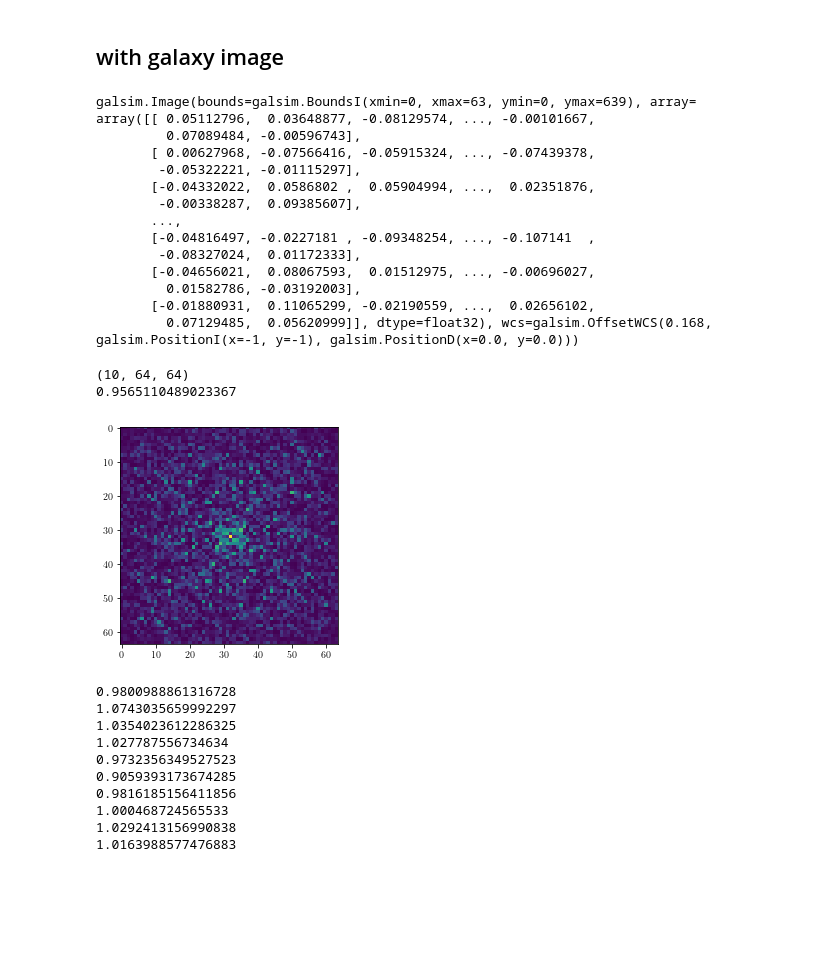
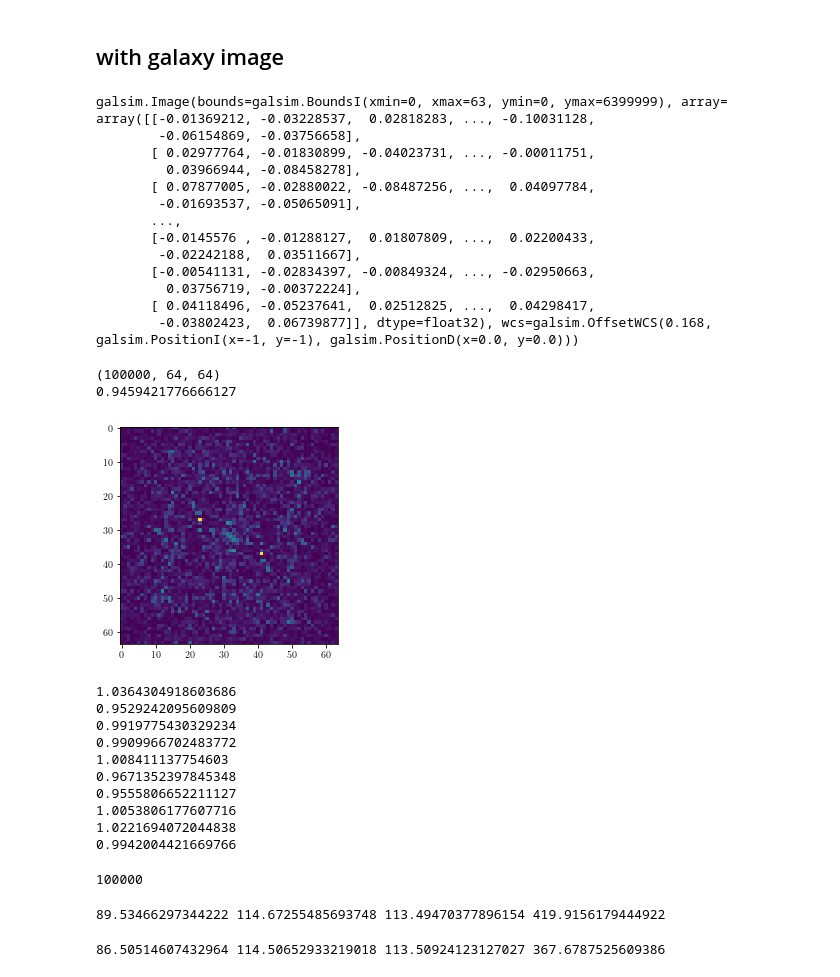
Before and after one commit to mr-superonion/FPFS, a Jupyter notebook: notebook/noiseBias/2_1_noise_cor_to_ps.ipynb, the cells around one changed output. Saved outputs shown, nothing was run; the diff lists cells and outputs as text; code cells hidden in the pictures; blank space fills up the shorter version.

```diff
--- a/notebook/noiseBias/2_1_noise_cor_to_ps.ipynb
+++ b/notebook/noiseBias/2_1_noise_cor_to_ps.ipynb
@@ -140,7 +142,7 @@ final     =   galsim.Convolve([psfInt,gal0],gsparams=bigfft)
 # %%
 nrot        =   1
 nx          =   1
-ny          =   10
+ny          =   100000
 ndata       =   nx*ny
 # setup the galaxy image and the noise image
 gal_image   =   galsim.ImageF(nx*ngrid,ny*ngrid,scale=scale)
@@ -162,44 +164,44 @@ corFname    =   os.path.join(corPre,'correlation.fits')
 corNoise    =   galsim.getCOSMOSNoise(file_name=corFname,rng=ud,cosmos_scale=scale,variance=variance)
 corNoise.applyTo(gal_image)
 # %% [output]
-galsim.Image(bounds=galsim.BoundsI(xmin=0, xmax=63, ymin=0, ymax=639), array=
-array([[ 0.05112796,  0.03648877, -0.08129574, ..., -0.00101667,
-         0.07089484, -0.00596743],
-       [ 0.00627968, -0.07566416, -0.05915324, ..., -0.07439378,
-        -0.05322221, -0.01115297],
-       [-0.04332022,  0.0586802 ,  0.05904994, ...,  0.02351876,
-        -0.00338287,  0.09385607],
+galsim.Image(bounds=galsim.BoundsI(xmin=0, xmax=63, ymin=0, ymax=6399999), array=
+array([[-0.01369212, -0.03228537,  0.02818283, ..., -0.10031128,
+        -0.06154869, -0.03756658],
+       [ 0.02977764, -0.01830899, -0.04023731, ..., -0.00011751,
+         0.03966944, -0.08458278],
+       [ 0.07877005, -0.02880022, -0.08487256, ...,  0.04097784,
+        -0.01693537, -0.05065091],
        ...,
-       [-0.04816497, -0.0227181 , -0.09348254, ..., -0.107141  ,
-        -0.08327024,  0.01172333],
-       [-0.04656021,  0.08067593,  0.01512975, ..., -0.00696027,
-         0.01582786, -0.03192003],
-       [-0.01880931,  0.11065299, -0.02190559, ...,  0.02656102,
-         0.07129485,  0.05620999]], dtype=float32), wcs=galsim.OffsetWCS(0.168, galsim.PositionI(x=-1, y=-1), galsim.PositionD(x=0.0, y=0.0)))
+       [-0.0145576 , -0.01288127,  0.01807809, ...,  0.02200433,
+        -0.02242188,  0.03511667],
+       [-0.00541131, -0.02834397, -0.00849324, ..., -0.02950663,
+         0.03756719, -0.00372224],
+       [ 0.04118496, -0.05237641,  0.02512825, ...,  0.04298417,
+        -0.03802423,  0.06739877]], dtype=float32), wcs=galsim.OffsetWCS(0.168, galsim.PositionI(x=-1, y=-1), galsim.PositionD(x=0.0, y=0.0)))
 # %%
-image_list=np.stack(np.vsplit(gal_image.array,10))
+image_list=np.stack(np.vsplit(gal_image.array,ny))
 print(image_list.shape)
 galPow=imgutil.getFouPow(image_list[0])
 imshow(galPow)
 subPow=imgutil.fitNoiPow(ngrid,power,powModel,18)
 print(np.average(subPow/powIn))
 # %% [output]
-(10, 64, 64)
-0.9565110489023367
+(100000, 64, 64)
+0.9459421776666127
-[figure, old version]
+[figure, new version]
 # %%
 for i in range(10):
     power=imgutil.getFouPow(image_list[i])
     subPow=imgutil.fitNoiPow(ngrid,power,powModel,18)
     print(np.average(subPow/powIn))
 # %% [output]
-0.9800988861316728
-1.0743035659992297
-1.0354023612286325
-1.027787556734634
-0.9732356349527523
-0.9059393173674285
-0.9816185156411856
-1.000468724565533
-1.0292413156990838
-1.0163988577476883
+1.0364304918603686
+0.9529242095609809
+0.9919775430329234
+0.9909966702483772
+1.008411137754603
+0.9671352397845348
+0.9555806652211127
+1.0053806177607716
+1.0221694072044838
+0.9942004421669766
@@ -205,0 +212,12 @@ for i in range(10):
+# %%
+len(a)
+# %% [output]
+100000
+# %%
+print(np.std(a['fpfs_M00']),np.std(a['fpfs_M22c']),np.std(a['fpfs_M22s']),np.std(a['fpfs_M40']))
+# %% [output]
+89.53466297344222 114.67255485693748 113.49470377896154 419.9156179444922
+# %%
+print(np.sqrt(np.average(a['fpfs_N00N00'])),np.sqrt(np.average(a['fpfs_N22cN22c'])),np.sqrt(np.average(a['fpfs_N22sN22s'])),np.sqrt(np.average(a['fpfs_N40N40'])))
+# %% [output]
+86.50514607432964 114.50652933219018 113.50924123127027 367.6787525609386
```
Also changed, not shown: parts of 13 cells of this notebook, 2 other files.
